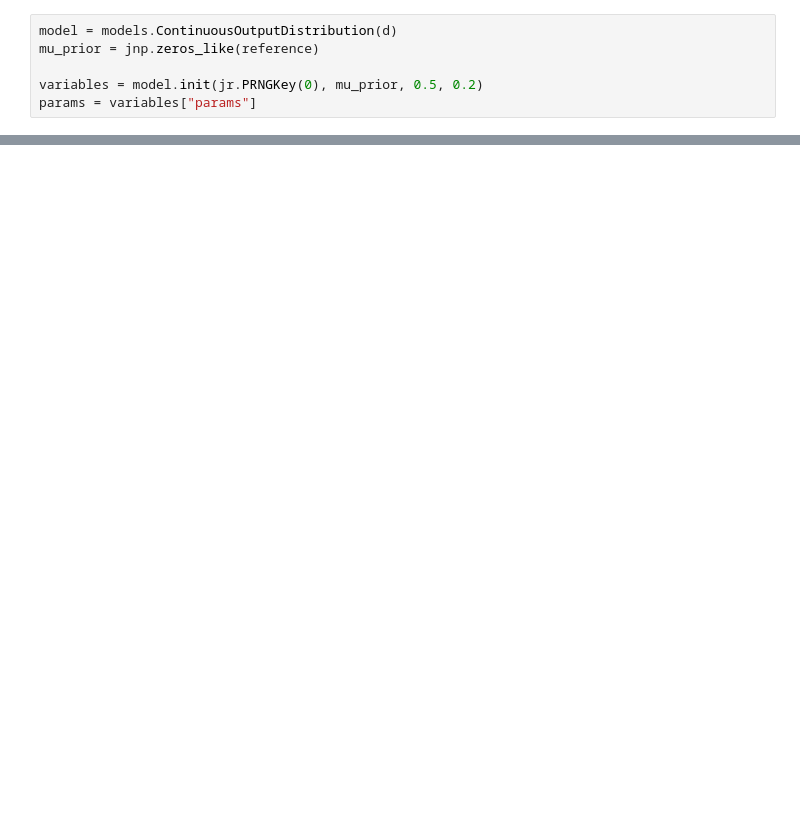
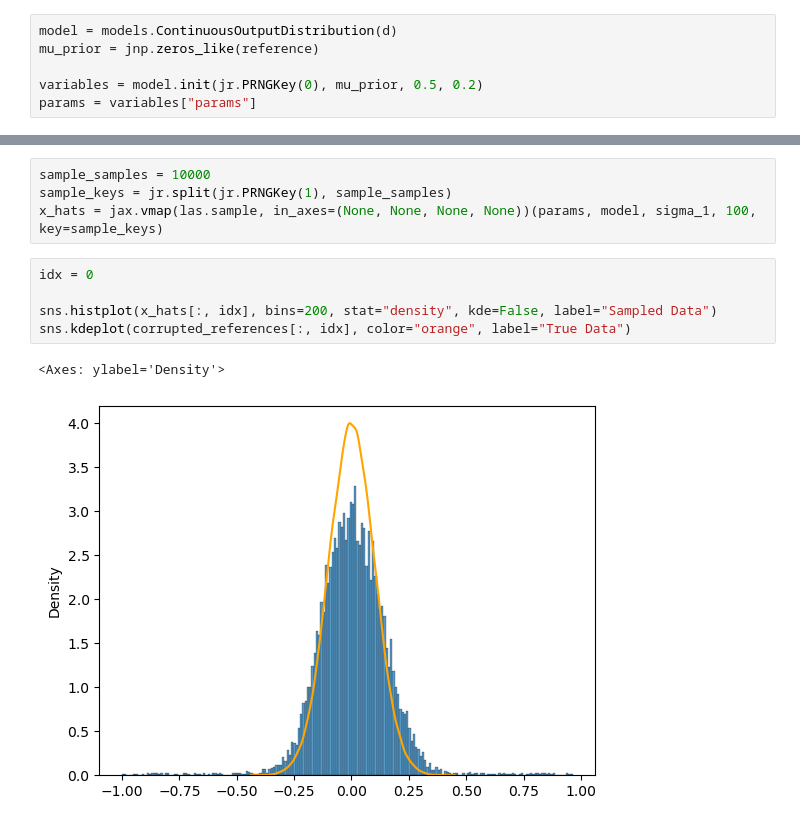
Before and after one commit to ElisR/BFN, a Jupyter notebook: examples/Continuous_BFN_Training.ipynb, the cells around one changed output, grey strips where cells are left out. Drawn from its saved outputs; the diff is of its cells as text; blank space fills up the shorter version.

```diff
--- a/examples/Continuous_BFN_Training.ipynb
+++ b/examples/Continuous_BFN_Training.ipynb
@@ -89,0 +87,12 @@ Array([0.17790665, 0.39586294, 0.58582246, 0.778238  , 1.        ],      dtype=f
+# %%
+sample_samples = 10000
+sample_keys = jr.split(jr.PRNGKey(1), sample_samples)
+x_hats = jax.vmap(las.sample, in_axes=(None, None, None, None))(params, model, sigma_1, 100, key=sample_keys)
+# %%
+idx = 0
+
+sns.histplot(x_hats[:, idx], bins=200, stat="density", kde=False, label="Sampled Data")
+sns.kdeplot(corrupted_references[:, idx], color="orange", label="True Data")
+# %% [output]
+<Axes: ylabel='Density'>
+[figure, added]
```
Also changed, not shown: parts of 17 cells of this notebook.
